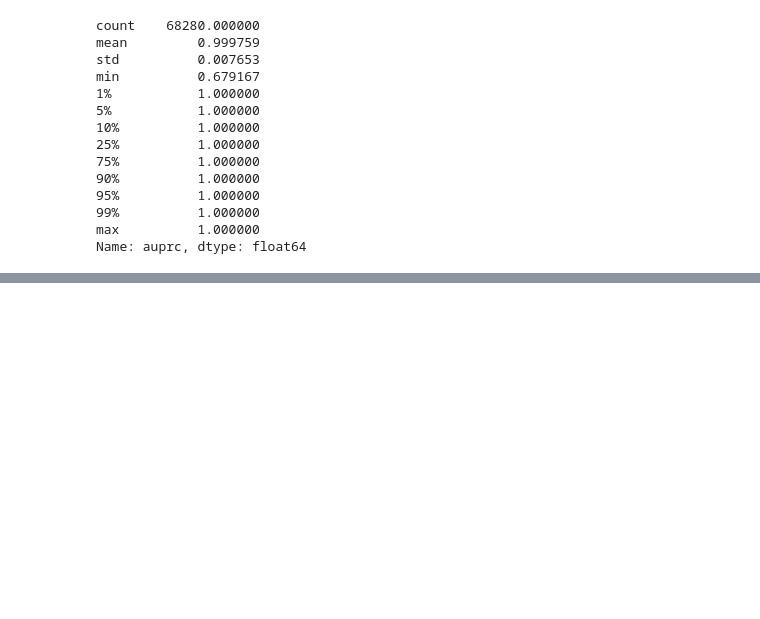
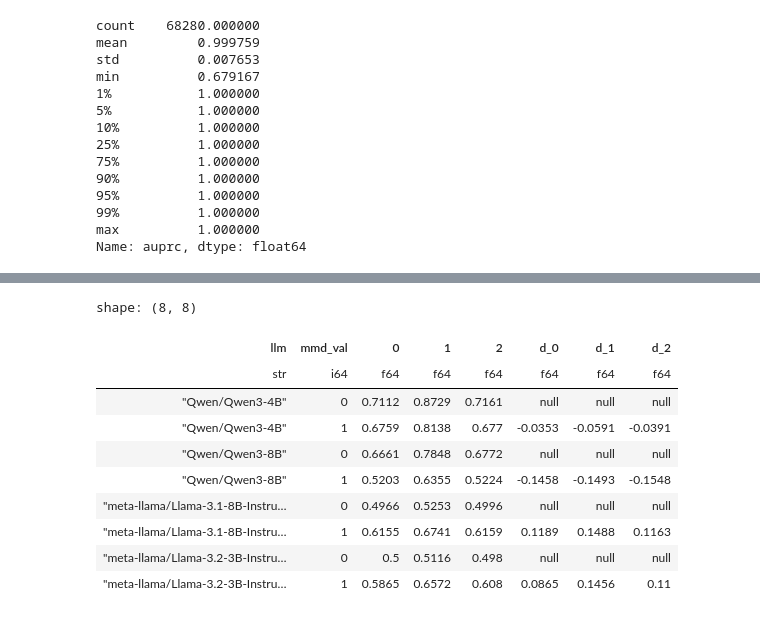
Before and after one commit to JerryPLayz/CausalADGN, a Jupyter notebook: stage2_correlations.ipynb, the cells around one changed output, grey strips where cells are left out. Saved outputs shown, nothing was run; the diff lists cells and outputs as text; code cells hidden in the pictures; blank space fills up the shorter version.

Commit message:
Hopefully Final Analysis. Results Complete

```diff
--- a/stage2_correlations.ipynb
+++ b/stage2_correlations.ipynb
@@ -631,0 +733,60 @@ Name: auprc, dtype: float64
+# %%
+
+rung_cols = ["0", "1", "2"]
+
+
+
+llm_mmd_overall_tb = (
+    s2_df
+    .group_by(["llm", "mmd_val", "rung"])
+    .agg([
+        pl.col("yn_correct").mean().alias("correct")
+    ])
+    .collect()
+    .pivot(
+        values="correct",
+        index=["llm", "mmd_val"],
+        on="rung",
+        aggregate_function="first"
+    )
+    .with_columns(pl.col("0", "1", "2").round(4))
+    .sort(["llm", "mmd_val"])
+    .select(["llm", "mmd_val", "0", "1", "2"])
+)
+
+# Add a delta
+mmd0 = (
+    llm_mmd_overall_tb
+    .filter(pl.col("mmd_val") == 0)
+    .select(["llm"] + rung_cols)
+    .rename({c : f"{c}_mmd0" for c in rung_cols})
+)
+
+llm_mmd_overall_tb = (
+    llm_mmd_overall_tb
+    .join(mmd0, on="llm", how="left")
+    .with_columns([
+        pl.when(pl.col("mmd_val") == 1)
+            .then( (pl.col(c) - pl.col(f"{c}_mmd0")).round(4))
+            .otherwise(None)
+            .alias(f"d_{c}")
+        for c in rung_cols
+    ])
+    .drop([f"{c}_mmd0" for c in rung_cols])
+
+)
+
+llm_mmd_overall_tb.write_csv("./ablate_results/figures/MMD_impact_acrs_LLMs.csv")
+llm_mmd_overall_tb
+# %% [output]
+shape: (8, 8)
+| llm | mmd_val | 0 | 1 | 2 | d_0 | d_1 | d_2 |
+| str | i64 | f64 | f64 | f64 | f64 | f64 | f64 |
+| "Qwen/Qwen3-4B" | 0 | 0.7112 | 0.8729 | 0.7161 | null | null | null |
+| "Qwen/Qwen3-4B" | 1 | 0.6759 | 0.8138 | 0.677 | -0.0353 | -0.0591 | -0.0391 |
+| "Qwen/Qwen3-8B" | 0 | 0.6661 | 0.7848 | 0.6772 | null | null | null |
+| "Qwen/Qwen3-8B" | 1 | 0.5203 | 0.6355 | 0.5224 | -0.1458 | -0.1493 | -0.1548 |
+| "meta-llama/Llama-3.1-8B-Instru… | 0 | 0.4966 | 0.5253 | 0.4996 | null | null | null |
+| "meta-llama/Llama-3.1-8B-Instru… | 1 | 0.6155 | 0.6741 | 0.6159 | 0.1189 | 0.1488 | 0.1163 |
+| "meta-llama/Llama-3.2-3B-Instru… | 0 | 0.5 | 0.5116 | 0.498 | null | null | null |
+| "meta-llama/Llama-3.2-3B-Instru… | 1 | 0.5865 | 0.6572 | 0.608 | 0.0865 | 0.1456 | 0.11 |
```
Also changed, not shown: parts of 8 cells of this notebook.
